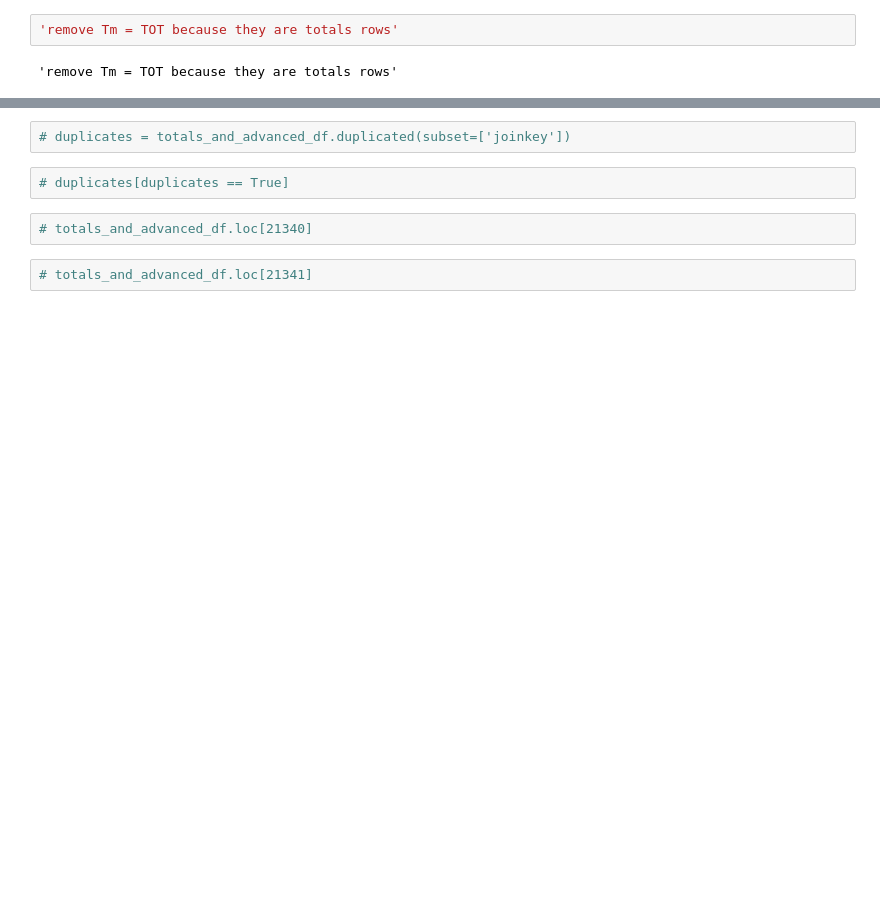
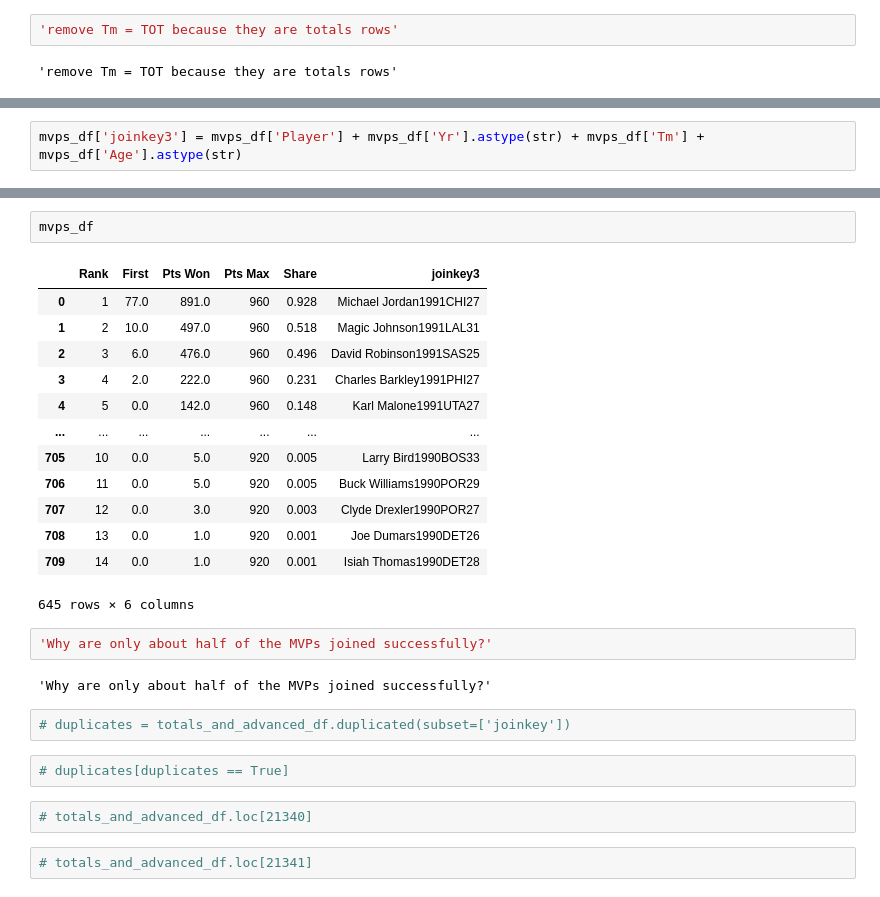
Before and after one commit to mitchellren123/NBA-Accolade-Analysis, a Jupyter notebook: NBA-Accolades.ipynb, the cells around one changed output, grey strips where cells are left out. Saved outputs shown, nothing was run; the diff lists cells and outputs as text; blank space fills up the shorter version.

```diff
--- a/NBA-Accolades.ipynb
+++ b/NBA-Accolades.ipynb
@@ -1208,0 +1217,2 @@ array(['TOT'], dtype=object)
+# %%
+mvps_df['joinkey3'] = mvps_df['Player'] + mvps_df['Yr'].astype(str) + mvps_df['Tm'] + mvps_df['Age'].astype(str)
@@ -1209,3 +1344,23 @@ array(['TOT'], dtype=object)
+# %%
+mvps_df
+# %% [output]
+|  | Rank | First | Pts Won | Pts Max | Share | joinkey3 |
+| 0 | 1 | 77.0 | 891.0 | 960 | 0.928 | Michael Jordan1991CHI27 |
+| 1 | 2 | 10.0 | 497.0 | 960 | 0.518 | Magic Johnson1991LAL31 |
+| 2 | 3 | 6.0 | 476.0 | 960 | 0.496 | David Robinson1991SAS25 |
+| 3 | 4 | 2.0 | 222.0 | 960 | 0.231 | Charles Barkley1991PHI27 |
+| 4 | 5 | 0.0 | 142.0 | 960 | 0.148 | Karl Malone1991UTA27 |
+| ... | ... | ... | ... | ... | ... | ... |
+| 705 | 10 | 0.0 | 5.0 | 920 | 0.005 | Larry Bird1990BOS33 |
+| 706 | 11 | 0.0 | 5.0 | 920 | 0.005 | Buck Williams1990POR29 |
+| 707 | 12 | 0.0 | 3.0 | 920 | 0.003 | Clyde Drexler1990POR27 |
+| 708 | 13 | 0.0 | 1.0 | 920 | 0.001 | Joe Dumars1990DET26 |
+| 709 | 14 | 0.0 | 1.0 | 920 | 0.001 | Isiah Thomas1990DET28 |
+645 rows × 6 columns
+# %%
+'Why are only about half of the MVPs joined successfully?'
+# %% [output]
+'Why are only about half of the MVPs joined successfully?'
 # %%
 # duplicates = totals_and_advanced_df.duplicated(subset=['joinkey'])
 # %%
```
Also changed, not shown: parts of 13 cells of this notebook.
